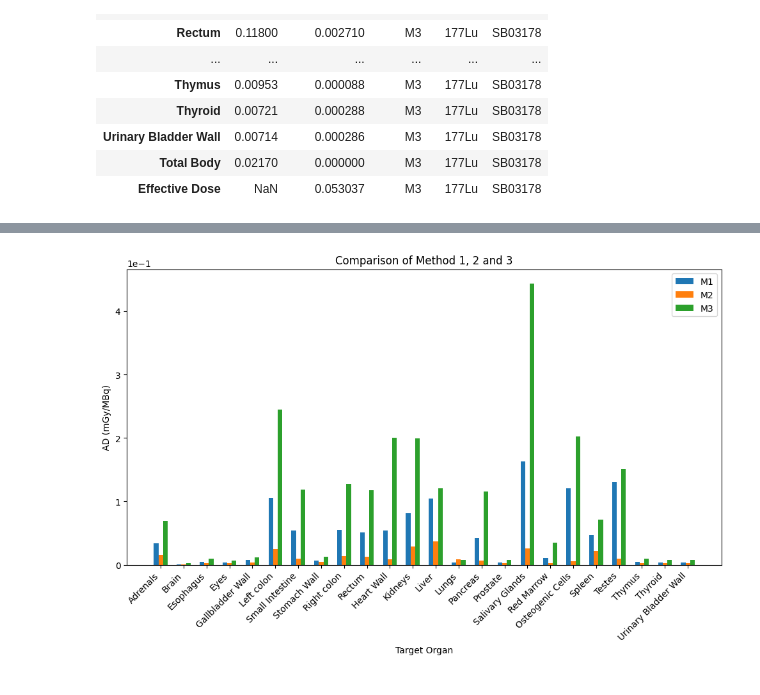
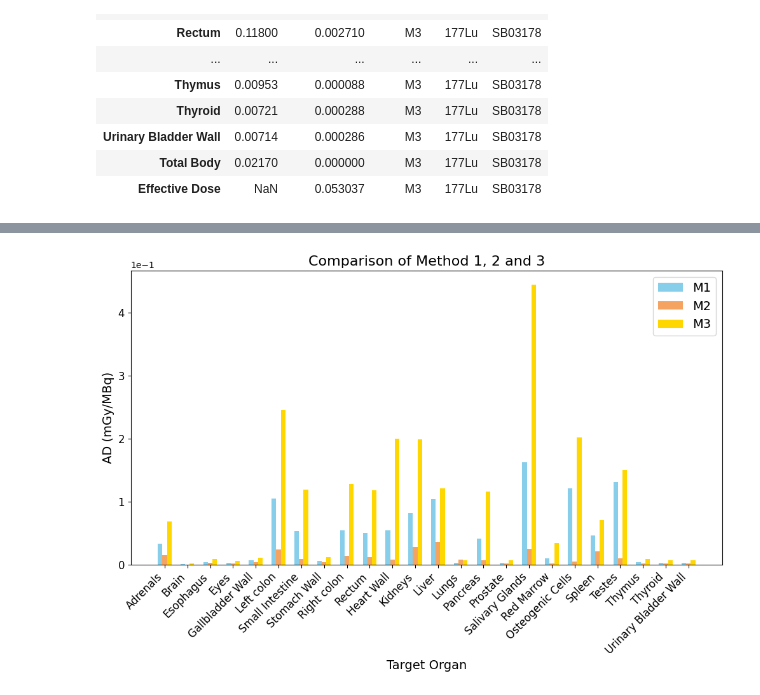
Before and after one commit to qurit/PyTheranostics, a Jupyter notebook: doodle/preclinical_dosimetry/different_methods_comparison.ipynb, the cells around one changed output, grey strips where cells are left out. Drawn from its saved outputs; the diff is of its cells as text; code cells hidden in the pictures.

Commit message:
to_compare different methods

```diff
--- a/doodle/preclinical_dosimetry/different_methods_comparison.ipynb
+++ b/doodle/preclinical_dosimetry/different_methods_comparison.ipynb
@@ -79,28 +79,32 @@ merged_df
 # %%
 import numpy as np
 import matplotlib.pyplot as plt
 
 # Assuming merged_df is your DataFrame
 
 # Plotting
 width = 0.2  # Width of the bars
 ind = np.arange(len(merged_df))
 
 fig, ax = plt.subplots(figsize=(12, 6))
-bar1 = ax.bar(ind - width, merged_df['Total_x'], width, label='M1')
-bar2 = ax.bar(ind, merged_df['Total_y'], width, label='M2')
-bar3 = ax.bar(ind + width, merged_df['Total'], width, label='M3')
+bar1 = ax.bar(ind - width, merged_df['Total_x'], width, label='M1', color = 'skyblue')
+bar2 = ax.bar(ind, merged_df['Total_y'], width, label='M2', color = 'sandybrown')
+bar3 = ax.bar(ind + width, merged_df['Total'], width, label='M3', color = 'gold')
 
 # Add labels, title, and legend
-ax.set_xlabel('Target Organ')
-ax.set_ylabel('AD (mGy/MBq)')
-ax.set_title('Comparison of Method 1, 2 and 3')
+ax.set_xlabel('Target Organ', fontsize = 14)
+ax.set_ylabel('AD (mGy/MBq)', fontsize = 14)
+ax.set_title('Comparison of Method 1, 2 and 3', fontsize = 16)
 ax.set_xticks(ind)
-ax.set_xticklabels(merged_df.index, rotation=45, ha='right')
-ax.legend()
+ax.set_xticklabels(merged_df.index, rotation=45, ha='right', fontsize = 12)
+#ax.set_yticklabels(ax.get_yticklabels(), fontsize = 12)
+ax.tick_params(labelsize = 12)
+
+ax.legend(fontsize = 14)
 ax.ticklabel_format(axis='y', style='sci', scilimits=(0, 0))
+plt.savefig('/mnt/y/Sara/Preclinical_dosimetry/comparison.png', dpi=350, bbox_inches = 'tight')
 
 # Show the plot
 plt.show()
 # %% [output]
-[figure, old version]
+[figure, new version]
```
